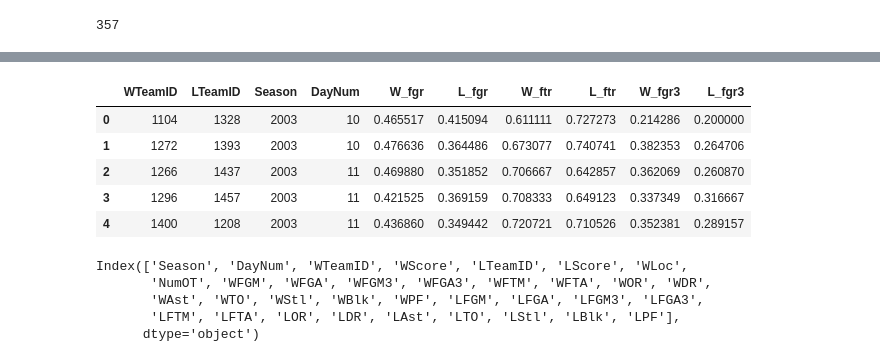
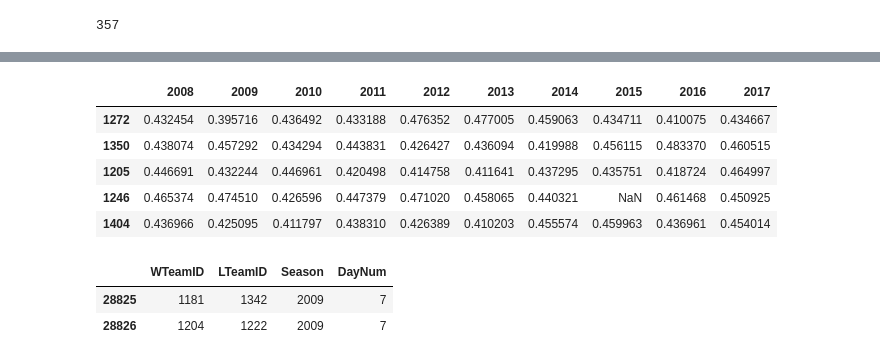
Before and after one commit to merlej/basketball-prediction, a Jupyter notebook: basketball_data_cleaning.ipynb, the cells around one changed output, grey strips where cells are left out. Saved outputs shown, nothing was run; the diff lists cells and outputs as text; code cells hidden in the pictures.

```diff
--- a/basketball_data_cleaning.ipynb
+++ b/basketball_data_cleaning.ipynb
@@ -263,26 +225,17 @@ lfgr3 = fn.create_rate_column(seasons_data, 'Season', 'LTeamID', 'LFGM3', 'LFGA3
+# %%
+fg_df.head()
+# %% [output]
+|  | 2008 | 2009 | 2010 | 2011 | 2012 | 2013 | 2014 | 2015 | 2016 | 2017 |
+| 1272 | 0.432454 | 0.395716 | 0.436492 | 0.433188 | 0.476352 | 0.477005 | 0.459063 | 0.434711 | 0.410075 | 0.434667 |
+| 1350 | 0.438074 | 0.457292 | 0.434294 | 0.443831 | 0.426427 | 0.436094 | 0.419988 | 0.456115 | 0.483370 | 0.460515 |
+| 1205 | 0.446691 | 0.432244 | 0.446961 | 0.420498 | 0.414758 | 0.411641 | 0.437295 | 0.435751 | 0.418724 | 0.464997 |
+| 1246 | 0.465374 | 0.474510 | 0.426596 | 0.447379 | 0.471020 | 0.458065 | 0.440321 | NaN | 0.461468 | 0.450925 |
+| 1404 | 0.436966 | 0.425095 | 0.411797 | 0.438310 | 0.426389 | 0.410203 | 0.455574 | 0.459963 | 0.436961 | 0.454014 |
 # %%
-# Construct a dataframe with the desired feature columns
-data = seasons_data[['WTeamID','LTeamID','Season','DayNum']]
-data.loc[:,'W_fgr'] = wfgr
-data.loc[:,'L_fgr'] = lfgr
-data.loc[:,'W_ftr'] = wftr
-data.loc[:,'L_ftr'] = lftr
-data.loc[:,'W_fgr3'] = wfgr3
-data.loc[:,'L_fgr3'] = lfgr3
-
-data.head()
+# Construct a dataframe with the desired features
+data = seasons_data[seasons_data.Season>2008][['WTeamID','LTeamID','Season','DayNum']]
+data.head(2)
 # %% [output]
-|  | WTeamID | LTeamID | Season | DayNum | W_fgr | L_fgr | W_ftr | L_ftr | W_fgr3 | L_fgr3 |
-| 0 | 1104 | 1328 | 2003 | 10 | 0.465517 | 0.415094 | 0.611111 | 0.727273 | 0.214286 | 0.200000 |
-| 1 | 1272 | 1393 | 2003 | 10 | 0.476636 | 0.364486 | 0.673077 | 0.740741 | 0.382353 | 0.264706 |
-| 2 | 1266 | 1437 | 2003 | 11 | 0.469880 | 0.351852 | 0.706667 | 0.642857 | 0.362069 | 0.260870 |
-| 3 | 1296 | 1457 | 2003 | 11 | 0.421525 | 0.369159 | 0.708333 | 0.649123 | 0.337349 | 0.316667 |
-| 4 | 1400 | 1208 | 2003 | 11 | 0.436860 | 0.349442 | 0.720721 | 0.710526 | 0.352381 | 0.289157 |
+|  | WTeamID | LTeamID | Season | DayNum |
+| 28825 | 1181 | 1342 | 2009 | 7 |
+| 28826 | 1204 | 1222 | 2009 | 7 |
-# %%
-seasons_data.columns
-# %% [output]
-Index(['Season', 'DayNum', 'WTeamID', 'WScore', 'LTeamID', 'LScore', 'WLoc',
-       'NumOT', 'WFGM', 'WFGA', 'WFGM3', 'WFGA3', 'WFTM', 'WFTA', 'WOR', 'WDR',
-       'WAst', 'WTO', 'WStl', 'WBlk', 'WPF', 'LFGM', 'LFGA', 'LFGM3', 'LFGA3',
-       'LFTM', 'LFTA', 'LOR', 'LDR', 'LAst', 'LTO', 'LStl', 'LBlk', 'LPF'],
-      dtype='object')
```
Also changed, not shown: parts of 27 cells of this notebook.
